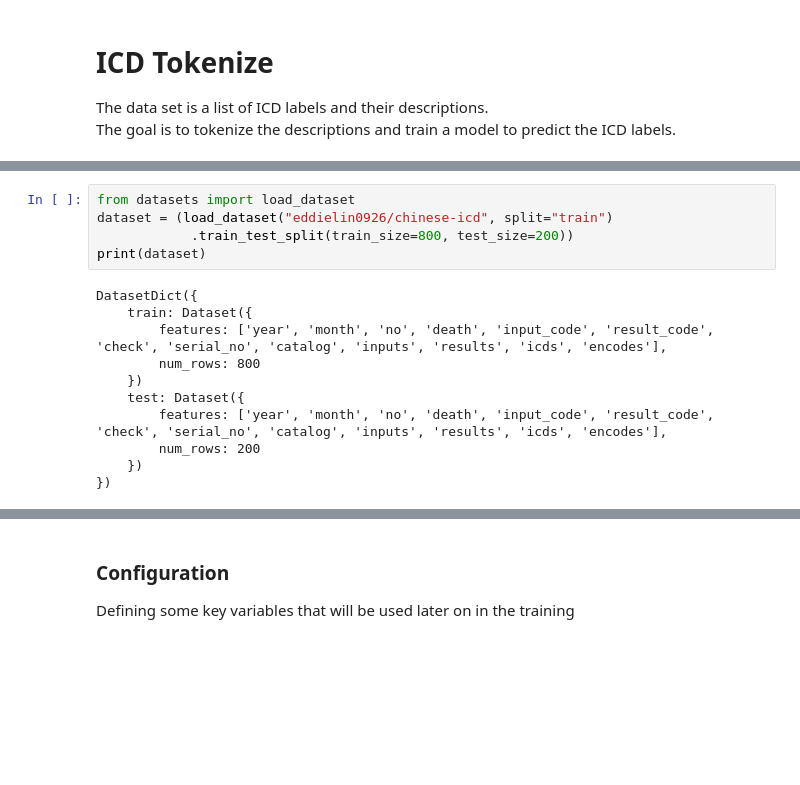
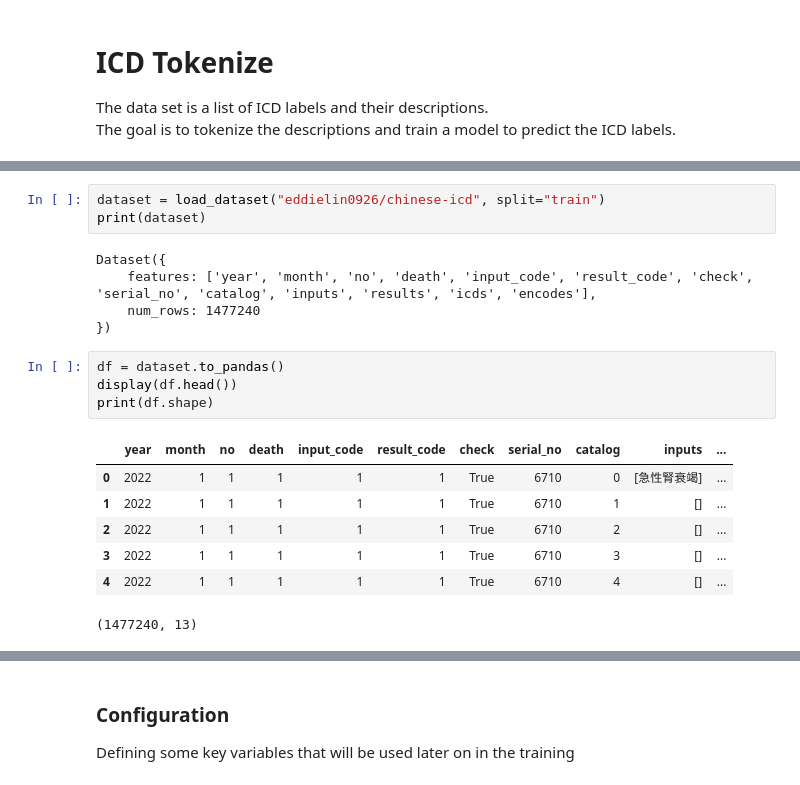
Before and after one commit to eddielin0926/icd-tokenize, a Jupyter notebook: notebooks/train.ipynb, the cells around one changed output, grey strips where cells are left out. Saved outputs shown, nothing was run; the diff lists cells and outputs as text; blank space fills up the shorter version.

```diff
--- a/notebooks/train.ipynb
+++ b/notebooks/train.ipynb
@@ -26,16 +32,20 @@ Requirement already satisfied: six>=1.5 in /usr/local/lib/python3.10/dist-packag
 # %%
-from datasets import load_dataset
-dataset = (load_dataset("eddielin0926/chinese-icd", split="train")
-            .train_test_split(train_size=800, test_size=200))
+dataset = load_dataset("eddielin0926/chinese-icd", split="train")
 print(dataset)
 # %% [output]
-DatasetDict({
-    train: Dataset({
-        features: ['year', 'month', 'no', 'death', 'input_code', 'result_code', 'check', 'serial_no', 'catalog', 'inputs', 'results', 'icds', 'encodes'],
-        num_rows: 800
-    })
-    test: Dataset({
-        features: ['year', 'month', 'no', 'death', 'input_code', 'result_code', 'check', 'serial_no', 'catalog', 'inputs', 'results', 'icds', 'encodes'],
-        num_rows: 200
-    })
+Dataset({
+    features: ['year', 'month', 'no', 'death', 'input_code', 'result_code', 'check', 'serial_no', 'catalog', 'inputs', 'results', 'icds', 'encodes'],
+    num_rows: 1477240
 })
+# %%
+df = dataset.to_pandas()
+display(df.head())
+print(df.shape)
+# %% [output]
+|  | year | month | no | death | input_code | result_code | check | serial_no | catalog | inputs | ... |
+| 0 | 2022 | 1 | 1 | 1 | 1 | 1 | True | 6710 | 0 | [急性腎衰竭] | ... |
+| 1 | 2022 | 1 | 1 | 1 | 1 | 1 | True | 6710 | 1 | [] | ... |
+| 2 | 2022 | 1 | 1 | 1 | 1 | 1 | True | 6710 | 2 | [] | ... |
+| 3 | 2022 | 1 | 1 | 1 | 1 | 1 | True | 6710 | 3 | [] | ... |
+| 4 | 2022 | 1 | 1 | 1 | 1 | 1 | True | 6710 | 4 | [] | ... |
+(1477240, 13)
```
Also changed, not shown: parts of 14 cells of this notebook.
